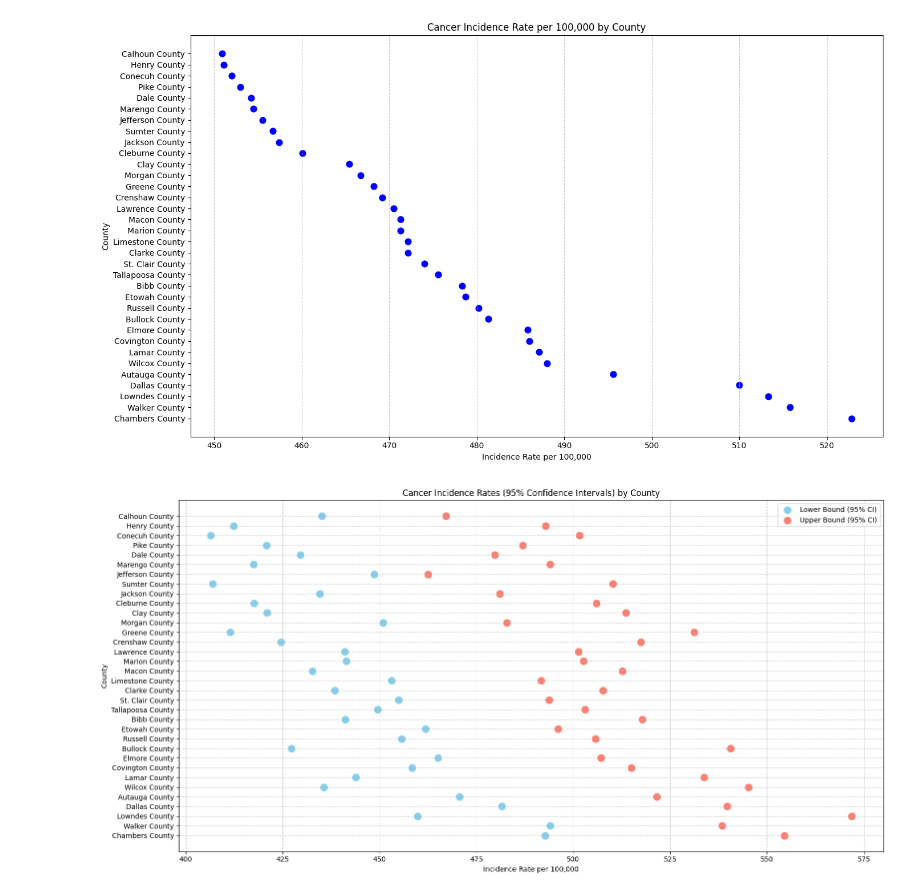
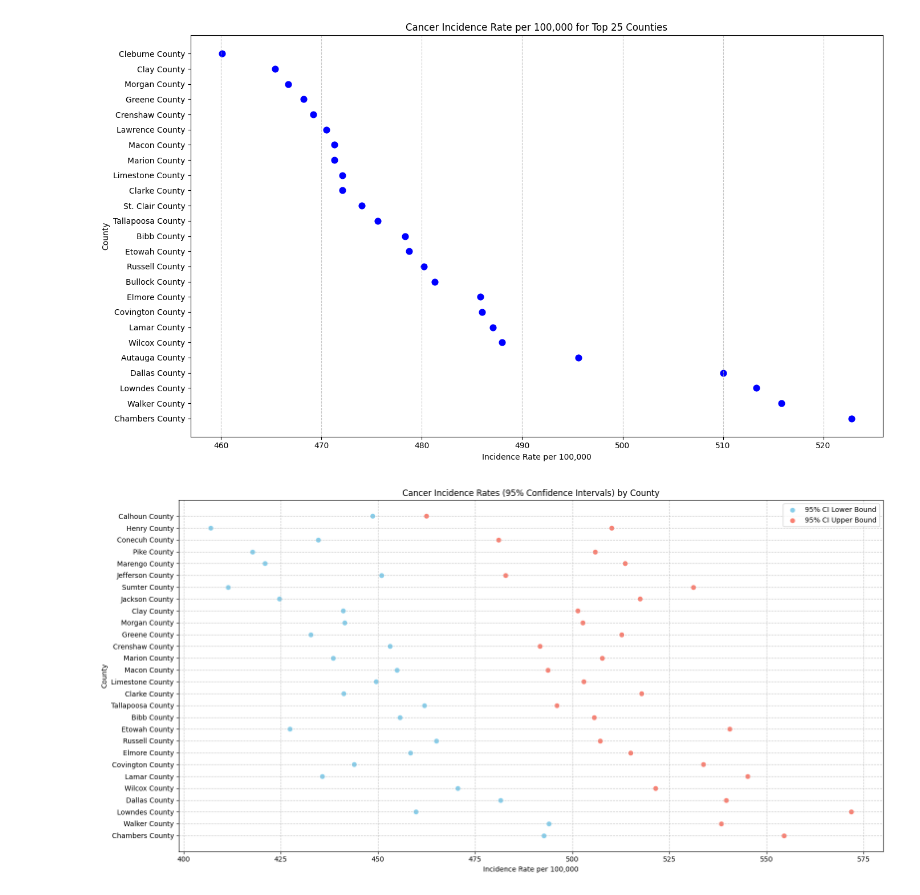
Before and after one commit to aishv28/-aishwarya-vijay-java_lab, a Jupyter notebook: question_2,6,9.ipynb, the cells around one changed output. Drawn from its saved outputs; the diff is of its cells as text; code cells hidden in the pictures.

```diff
--- a/question_2,6,9.ipynb
+++ b/question_2,6,9.ipynb
@@ -1,6 +1,9 @@
 # %% [markdown]
 <a href="https://colab.research.google.com/github/aishv28/-aishwarya-vijay-java_lab/blob/main/question_2%2C6%2C9.ipynb" target="_parent"><img src="https://colab.research.google.com/assets/colab-badge.svg" alt="Open In Colab"/></a>
 # %%
+import pandas as pd
+import matplotlib.pyplot as plt
+
 import pandas as pd
 import matplotlib.pyplot as plt
 
@@ -12,62 +15,61 @@ data = {
         'Russell County', 'Etowah County', 'Bibb County', 'Tallapoosa County', 'St. Clair County',
         'Clarke County', 'Limestone County', 'Macon County', 'Marion County', 'Lawrence County',
         'Crenshaw County', 'Greene County', 'Morgan County', 'Clay County', 'Cleburne County',
         'Jackson County', 'Sumter County', 'Jefferson County', 'Marengo County', 'Dale County',
         'Pike County', 'Conecuh County', 'Henry County', 'Calhoun County'
     ],
     'incidence_rate_per_100k': [
         522.8, 515.8, 513.3, 510, 495.6, 488, 487.1, 486, 485.8, 481.3,
         480.2, 478.7, 478.3, 475.6, 474, 472.1, 472.1, 471.3, 471.3, 470.5,
         469.2, 468.2, 466.7, 465.4, 460.1, 457.4, 456.7, 455.5, 454.5, 454.2,
         453, 452, 451.1, 450.9
     ]
 }
 
 # Create a DataFrame
 df = pd.DataFrame(data)
 
 # Sort data by incidence rate (optional for better visualization)
 df = df.sort_values(by='incidence_rate_per_100k', ascending=False)
 
+# Select the first 25 counties
+df_top25 = df.head(25)
+
 # Plot the dot plot (scatter plot)
 plt.figure(figsize=(14, 8))
-plt.scatter(df['incidence_rate_per_100k'], df['county'], color='blue', s=60)  # 's' controls dot size
-plt.title('Cancer Incidence Rate per 100,000 by County')
+plt.scatter(df_top25['incidence_rate_per_100k'], df_top25['county'], color='blue', s=60)  # 's' controls dot size
+plt.title('Cancer Incidence Rate per 100,000 for Top 25 Counties')
 plt.xlabel('Incidence Rate per 100,000')
 plt.ylabel('County')
 plt.grid(axis='x', linestyle='--', alpha=0.7)  # Optional: add a grid for better readability
 plt.tight_layout()  # Adjust layout to prevent clipping
 
 # Show the plot
 plt.show()
 # %% [output]
-[figure, old version]
+[figure, new version]
 # %%
 import pandas as pd
 import matplotlib.pyplot as plt
 
-# Data
+# Data for the first 25 counties
 data = {
     'county': [
-        'Chambers County', 'Walker County', 'Lowndes County', 'Dallas County', 'Autauga County',
-        'Wilcox County', 'Lamar County', 'Covington County', 'Elmore County', 'Bullock County',
-        'Russell County', 'Etowah County', 'Bibb County', 'Tallapoosa County', 'St. Clair County',
-        'Clarke County', 'Limestone County', 'Macon County', 'Marion County', 'Lawrence County',
-        'Crenshaw County', 'Greene County', 'Morgan County', 'Clay County', 'Cleburne County',
-        'Jackson County', 'Sumter County', 'Jefferson County', 'Marengo County', 'Dale County',
+        'Chambers County', 'Walker County', 'Lowndes County', 'Dallas County', 'Wilcox County', 'Lamar County',
+        'Covington County', 'Elmore County', 'Russell County', 'Etowah County', 'Bibb County', 'Tallapoosa County',
+        'Clarke County', 'Limestone County', 'Macon County', 'Marion County', 'Crenshaw County', 'Greene County',
+        'Morgan County', 'Clay County', 'Jackson County', 'Sumter County', 'Jefferson County', 'Marengo County',
         'Pike County', 'Conecuh County', 'Henry County', 'Calhoun County'
     ],
     'incidence_rate_per_100k_low_95': [
-        492.7, 494, 459.8, 481.6, 470.6, 435.7, 443.9, 458.4, 465.1, 427.3,
+        492.7, 494.0, 459.8, 481.6, 470.6, 435.7, 443.9, 458.4, 465.1, 427.3,
         455.7, 461.9, 441.2, 449.5, 454.9, 438.5, 453.1, 432.7, 441.5, 441.1,
-        424.6, 411.5, 450.9, 421, 417.7, 434.6, 407, 448.6, 417.5, 429.6,
-        420.9, 406.5, 412.4, 435.1
+        424.6, 411.5, 450.9, 421.0, 417.7, 434.6, 407.0, 448.6
     ],
     'incidence_rate_per_100k_high_95': [
-        554.5, 538.4, 571.8, 539.7, 521.5, 545.2, 533.8, 515, 507.2, 540.6,
-        505.7, 496.1, 517.8, 503, 493.8, 507.7, 491.7, 512.7, 502.7, 501.4,
-        517.5, 531.2, 482.9, 513.6, 506, 481.1, 510.2, 462.5, 494, 479.8,
-        487, 501.6, 492.9, 467.2
+        554.5, 538.4, 571.8, 539.7, 521.5, 545.2, 533.8, 515.0, 507.2, 540.6,
+        505.7, 496.1, 517.8, 503.0, 493.8, 507.7, 491.7, 512.7, 502.7, 501.4,
+        517.5, 531.2, 482.9, 513.6, 506.0, 481.1, 510.2, 462.5
     ]
 }
 
@@ -77,11 +79,11 @@ df = pd.DataFrame(data)
 # Plot dot plot
 fig, ax = plt.subplots(figsize=(16, 8))
 
-# Plot lower bounds
-ax.scatter(df['incidence_rate_per_100k_low_95'], df['county'], color='skyblue', label='Lower Bound (95% CI)', s=100)
+# Plot lower bounds (95% confidence intervals lower)
+ax.scatter(df['incidence_rate_per_100k_low_95'], df['county'], color='skyblue', label='95% CI Lower Bound')
 
-# Plot upper bounds
-ax.scatter(df['incidence_rate_per_100k_high_95'], df['county'], color='salmon', label='Upper Bound (95% CI)', s=100)
+# Plot upper bounds (95% confidence intervals upper)
+ax.scatter(df['incidence_rate_per_100k_high_95'], df['county'], color='salmon', label='95% CI Upper Bound')
 
 # Add labels and title
 ax.set_xlabel('Incidence Rate per 100,000')
@@ -100,7 +102,7 @@ fig.tight_layout()
 # Show plot
 plt.show()
 # %% [output]
-[figure, old version]
+[figure, new version]
 # %%
 import matplotlib.pyplot as plt
 
```
Also changed, not shown: parts of 1 cell of this notebook.
